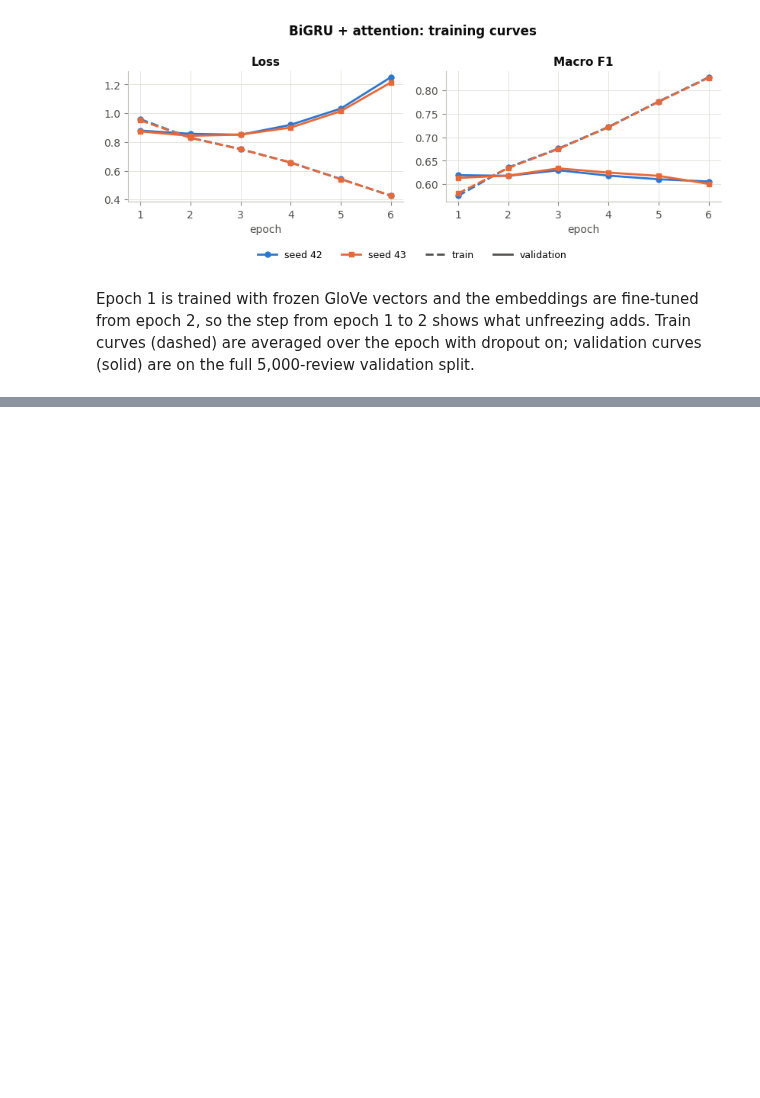
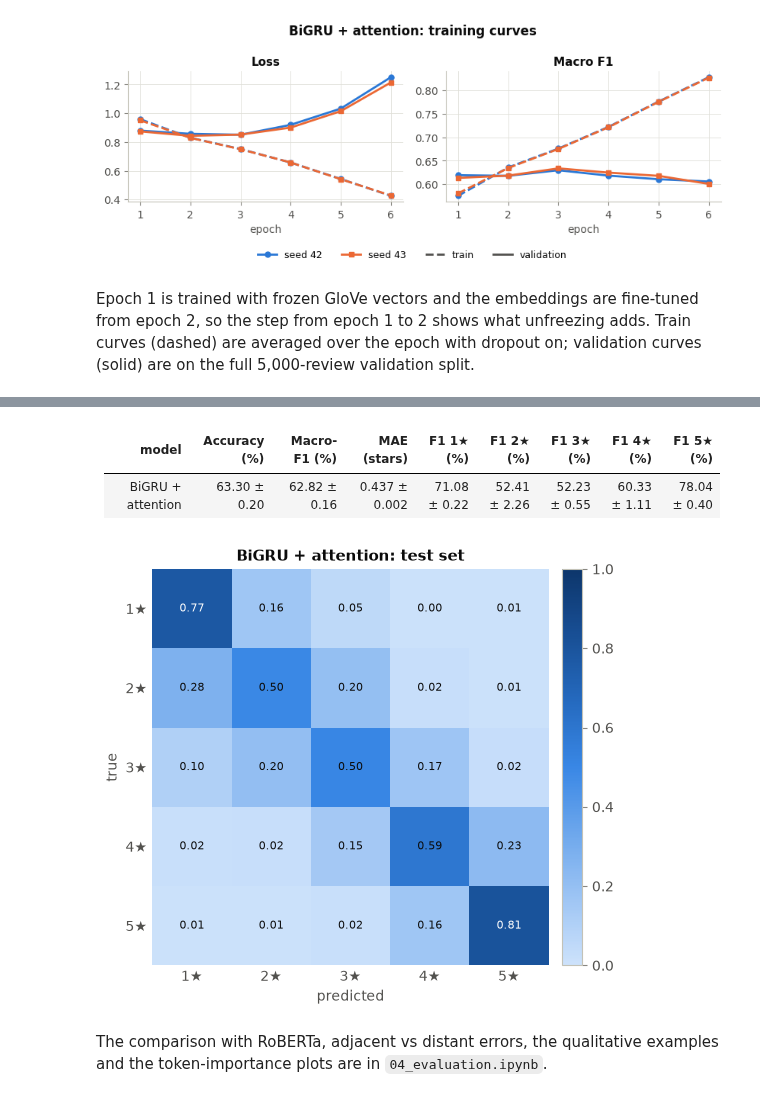
Before and after one commit to Akshats-git/NLP-Group-Assignment-2, a Jupyter notebook: Question-2/02_bigru.ipynb, the cells around one changed output, grey strips where cells are left out. Drawn from its saved outputs; the diff is of its cells as text; code cells hidden in the pictures; blank space fills up the shorter version.

Commit message:
add read-only test-set sections to q2 bigru and roberta notebooks

```diff
--- a/Question-2/02_bigru.ipynb
+++ b/Question-2/02_bigru.ipynb
@@ -157,0 +162,38 @@ Epoch 1 is trained with frozen GloVe vectors and the embeddings are fine-tuned f
+# %%
+import matplotlib.pyplot as plt
+import numpy as np
+from IPython.display import display
+from common import load_jsonl
+from common.plotting import plot_confusion_matrix
+from q2.data import STAR_LABELS
+from q2.metrics import classification_metrics
+
+
+def test_metrics(run_name):
+    rows = load_jsonl(results_dir(2) / run_name / "test_predictions.jsonl")
+    return classification_metrics([r["label"] for r in rows], [r["pred"] for r in rows])
+
+
+def test_row(model, metrics):
+    s, per_class = summarize_runs(metrics), np.array([m["per_class_f1"] for m in metrics])
+    return {"model": model,
+            "Accuracy (%)": format_mean_std(s["accuracy"]["values"], scale=100),
+            "Macro-F1 (%)": format_mean_std(s["macro_f1"]["values"], scale=100),
+            "MAE (stars)": format_mean_std(s["mae"]["values"], digits=3),
+            **{f"F1 {star}★ (%)": format_mean_std(per_class[:, k], scale=100) for k, star in enumerate(STAR_LABELS)}}
+
+
+if LIMIT is None:
+    metrics = [test_metrics(c.run_name) for c in runs]
+    display(Markdown(markdown_table([test_row("BiGRU + attention", metrics)])))
+    fig = plot_confusion_matrix(np.sum([m["confusion_matrix"] for m in metrics], axis=0), [f"{s}★" for s in STAR_LABELS],
+                                title="BiGRU + attention: test set")
+    display(fig)
+    plt.close(fig)
+# %% [output]
+| model | Accuracy (%) | Macro-F1 (%) | MAE (stars) | F1 1★ (%) | F1 2★ (%) | F1 3★ (%) | F1 4★ (%) | F1 5★ (%) |
+|---|---|---|---|---|---|---|---|---|
+| BiGRU + attention | 63.30 ± 0.20 | 62.82 ± 0.16 | 0.437 ± 0.002 | 71.08 ± 0.22 | 52.41 ± 2.26 | 52.23 ± 0.55 | 60.33 ± 1.11 | 78.04 ± 0.40 |
+[figure, added]
+# %% [markdown]
+The comparison with RoBERTa, adjacent vs distant errors, the qualitative examples and the token-importance plots are in `04_evaluation.ipynb`.
```
Also changed, not shown: parts of 1 cell of this notebook, 2 other files.
